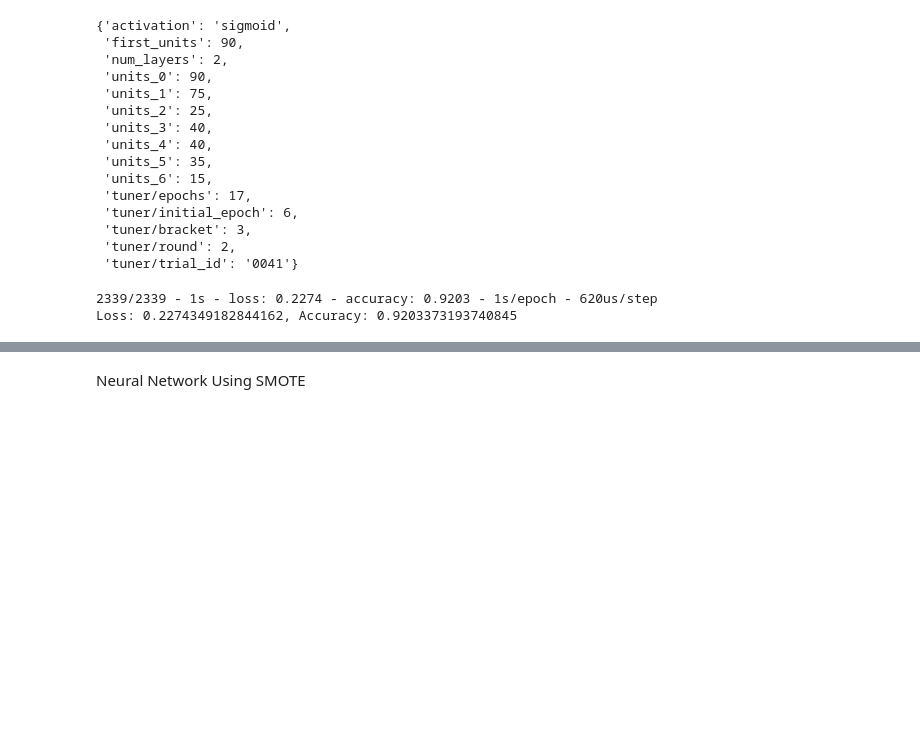
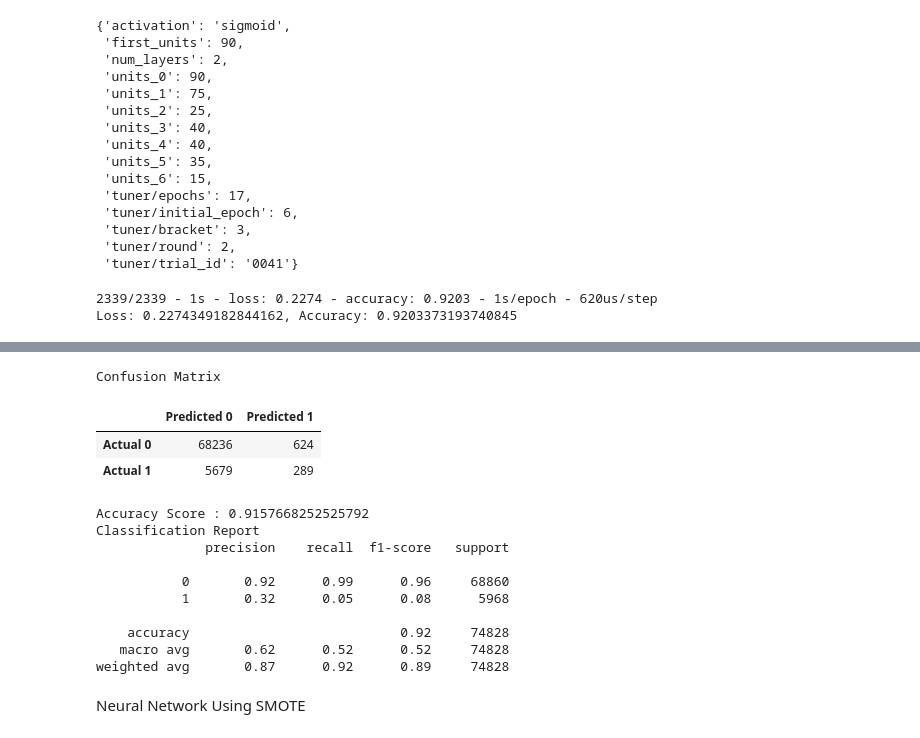
Before and after one commit to nickbrannum02/Project-4, a Jupyter notebook: model_testing.ipynb, the cells around one changed output, grey strips where cells are left out. Cells and saved outputs as stored; diff of their text form; code cells hidden in the pictures; blank space fills up the shorter version.

Commit message:
created confusion matrices for neural network

```diff
--- a/model_testing.ipynb
+++ b/model_testing.ipynb
@@ -790,3 +792,37 @@ NameError: name 'nn' is not defined
+# %%
+#set the y_prediction to binary
+y_pred_bin = [1 if pred > 0.5 else 0 for pred in nn_predictions]
+# %%
+# Calculating the confusion matrix
+cm = confusion_matrix(y_test, y_pred_bin)
+cm_df = pd.DataFrame(
+    cm, index=["Actual 0", "Actual 1"], columns=["Predicted 0", "Predicted 1"]
+)
+
+# Calculating the accuracy score
+acc_score = accuracy_score(y_test, y_pred_bin)
+# %%
+# Displaying results
+print("Confusion Matrix")
+display(cm_df)
+print(f"Accuracy Score : {acc_score}")
+print("Classification Report")
+print(classification_report(y_test, y_pred_bin))
+# %% [output]
+Confusion Matrix
+|  | Predicted 0 | Predicted 1 |
+| Actual 0 | 68236 | 624 |
+| Actual 1 | 5679 | 289 |
+Accuracy Score : 0.9157668252525792
+Classification Report
+              precision    recall  f1-score   support
+
+           0       0.92      0.99      0.96     68860
+           1       0.32      0.05      0.08      5968
+
+    accuracy                           0.92     74828
+   macro avg       0.62      0.52      0.52     74828
+weighted avg       0.87      0.92      0.89     74828
 # %% [markdown]
 Neural Network Using SMOTE
 # %%
```
Also changed, not shown: parts of 12 cells of this notebook.
